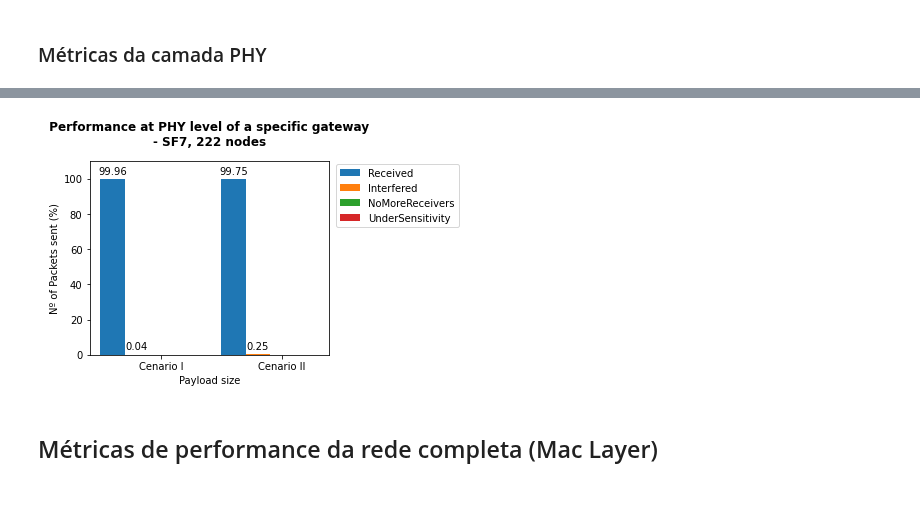
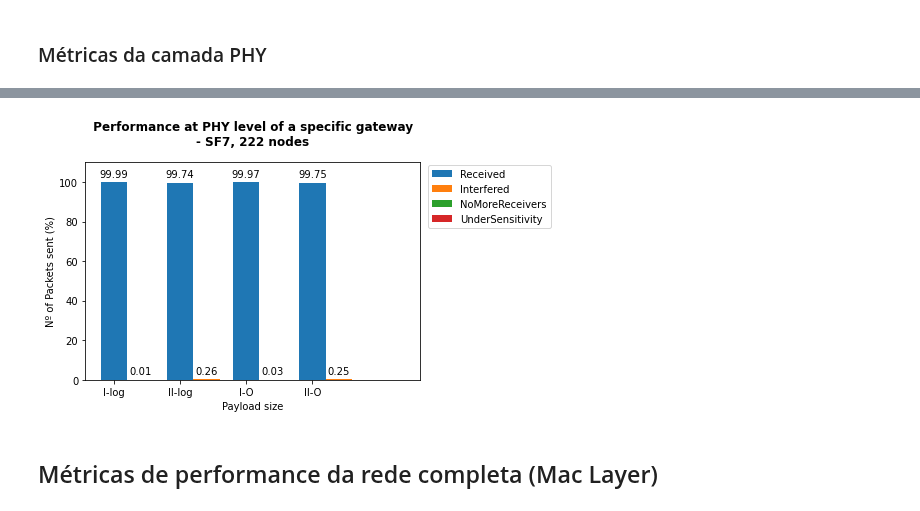
Before and after one commit to wasp-lahis/ns3-bmap, a Jupyter notebook: NS3/lorawan-metricas-exp/analyse_results/unicamp_scenario_analisys.ipynb, the cells around one changed output, grey strips where cells are left out. Saved outputs shown, nothing was run; the diff lists cells and outputs as text; code cells hidden in the pictures.

```diff
--- a/NS3/lorawan-metricas-exp/analyse_results/unicamp_scenario_analisys.ipynb
+++ b/NS3/lorawan-metricas-exp/analyse_results/unicamp_scenario_analisys.ipynb
@@ -478,70 +503,78 @@ cenario_0_df['received'].mean()
 # %%
-# remove outliers
-cenario_0_df = cenario_0_df.iloc[1:].head()
+# REMOVE OUTLIERS
+cenario_2_df = cenario_2_df.iloc[1:].head()
 # %%
 def percent_conversion (total_pkg_expected, number):
     percent = (100 * number)/total_pkg_expected
     return percent
 # %%
 # labels = ['1 ano', '30d - 30min', '30d -10min']
-labels = ['Cenario I', 'Cenario II']
+labels = ['I-log', 'II-log', 'I-O', 'II-O']
 
 total_pkg_01 = 131640
 total_pkg_02 = 823680
-# total_pkg_03 = 959040
+total_pkg_03 = 131640
+total_pkg_04 = 823680
 
 received = [percent_conversion(total_pkg_01, cenario_0_df['received'].mean()),
-            percent_conversion(total_pkg_02, cenario_1_df['received'].mean())]
+            percent_conversion(total_pkg_02, cenario_1_df['received'].mean()),
+            percent_conversion(total_pkg_03, cenario_2_df['received'].mean()),
+            percent_conversion(total_pkg_04, cenario_3_df['received'].mean())]
 
 interfered = [percent_conversion(total_pkg_01, cenario_0_df['interfered'].mean()),
-            percent_conversion(total_pkg_02, cenario_1_df['interfered'].mean())]
+              percent_conversion(total_pkg_02, cenario_1_df['interfered'].mean()),
+              percent_conversion(total_pkg_03, cenario_2_df['interfered'].mean()),
+              percent_conversion(total_pkg_04, cenario_3_df['interfered'].mean())]
 
 noMoreReceivers = [percent_conversion(total_pkg_01, cenario_0_df['noMoreReceivers'].mean()),
-            percent_conversion(total_pkg_02, cenario_1_df['noMoreReceivers'].mean())]
+                   percent_conversion(total_pkg_02, cenario_1_df['noMoreReceivers'].mean()),
+                   percent_conversion(total_pkg_03, cenario_2_df['noMoreReceivers'].mean()),
+                   percent_conversion(total_pkg_04, cenario_3_df['noMoreReceivers'].mean())]
 
 underSensitivity = [percent_conversion(total_pkg_01, cenario_0_df['underSensitivity'].mean()),
-            percent_conversion(total_pkg_02, cenario_1_df['underSensitivity'].mean())]
+            percent_conversion(total_pkg_01, cenario_1_df['underSensitivity'].mean()),
+            percent_conversion(total_pkg_02, cenario_2_df['underSensitivity'].mean()),
+            percent_conversion(total_pkg_03, cenario_3_df['underSensitivity'].mean())]
 
 
 x = np.arange(len(labels))  # the label locations
-width = 0.2  # the width of the bars
+width = 0.4  # the width of the bars
 
 fig, ax = plt.subplots()
-rects1 = ax.bar(x - 2*width, received, width, label='Received')
-rects2 = ax.bar(x - width, interfered, width, label='Interfered')
-rects3 = ax.bar(x , noMoreReceivers, width, label='NoMoreReceivers')
-rects4 = ax.bar(x + width, underSensitivity, width, label='UnderSensitivity')
+rects1 = ax.bar(x, received, width, label='Received')
+rects2 = ax.bar(x + width, interfered, width, label='Interfered')
+rects3 = ax.bar(x + width*2, noMoreReceivers, width, label='NoMoreReceivers')
+rects4 = ax.bar(x + width*3, underSensitivity, width, label='UnderSensitivity')
 
 
 # Add some text for labels, title and custom x-axis tick labels, etc.
 ax.set_ylabel('Nº of Packets sent (%)')
 ax.set_xlabel('Payload size')
 ax.set_title(' Performance at PHY level of a specific gateway \n- SF7, 222 nodes', fontweight='bold', fontsize=12, y=1.05)
 ax.set_xticks(x)
 ax.set_xticklabels(labels)
 ax.set_ylim([0, 110])
 ax.legend(bbox_to_anchor=(1.01, 1.01), prop={'size': 10})
 
 
 def autolabel(rects):
     """Attach a text label above each bar in *rects*, displaying its height."""
     for rect in rects:
         height = rect.get_height()
         ax.annotate('{}'.format(round(height,2)),
                     xy=(rect.get_x() + rect.get_width() / 2, height),
                     xytext=(0, 3),  # 3 points vertical offset
                     textcoords="offset points",
                     ha='center', va='bottom')
 
 autolabel(rects1)
 autolabel(rects2)
 
-fig.tight_layout()
 
 plt.show()
 fig.savefig('phy_performance.png',bbox_inches='tight')
 # %% [output]
-[figure, old version]
+[figure, new version]
 # %% [markdown]
 ## Métricas de performance da rede completa (Mac Layer)
 # %%
```
Also changed, not shown: parts of 33 cells of this notebook, 13 other files.
